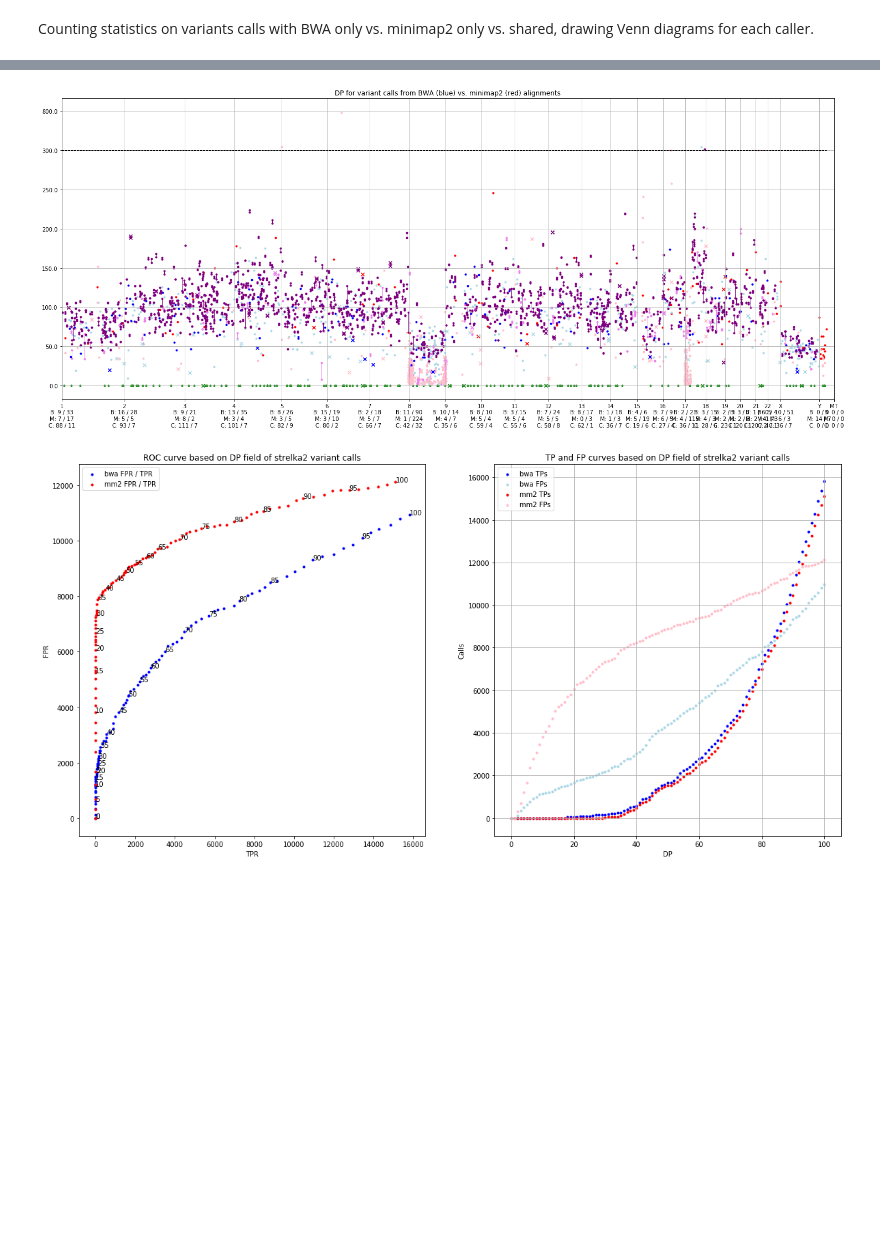
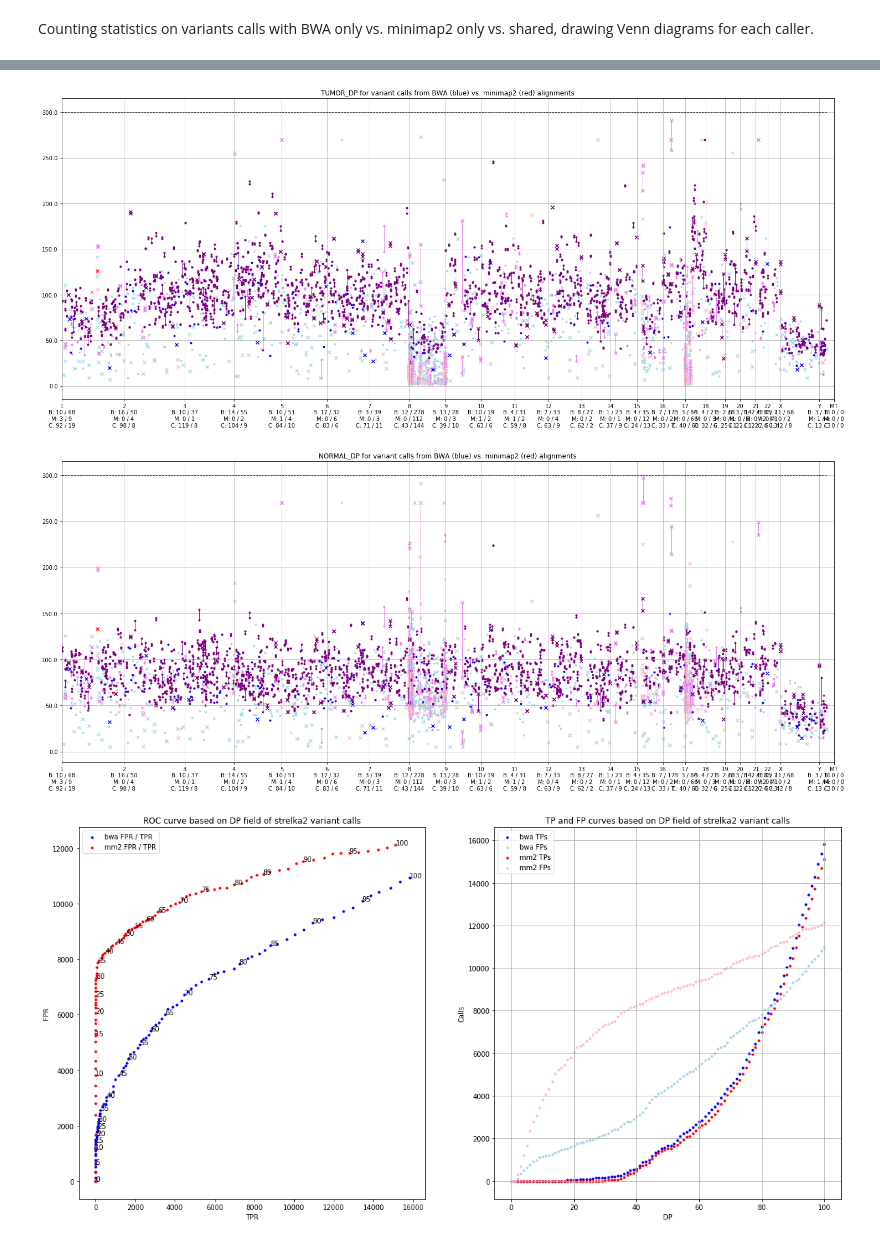
Before and after one commit to umccr/umccrise, a Jupyter notebook: analysis/minimap2/Minimap2_explore.ipynb, the cells around one changed output, grey strips where cells are left out. Saved outputs shown, nothing was run; the diff lists cells and outputs as text; code cells hidden in the pictures; blank space fills up the shorter version.

Commit message:
Minimap2 explore: plot normal sample too

```diff
--- a/analysis/minimap2/Minimap2_explore.ipynb
+++ b/analysis/minimap2/Minimap2_explore.ipynb
@@ -341,70 +313,72 @@ def draw_ticks(ax, chrom=None):
     return chrom_poss
 
 ## Plotting data
-def plot(caller, field, field_name=None, chrom=None, diff=False, max_y=None):
+def plot(caller, field, field_name=None, chrom=None, max_y=None):
     # Plotting MQ differrence by coordinate
     field_name = field_name or field.upper()
 
     fig = plt.figure(figsize=(25, 10))
     df = df_by_c[caller]
     ax = fig.add_subplot(111, label=f'{caller}_{field}',
                          title=f'{field_name} for variant calls from BWA (blue) vs. minimap2 (red) alignments')
 
     chrom_poss = draw_ticks(ax, chrom)
 
     modify = modify_back = lambda v: v
     if max_y:
-        modify = lambda v: max_y+(v-max_y)/10 if v > max_y else v
+        modify = lambda v: max_y+( - max_y)/10 if v > max_y else v
         modify_back = lambda v: max_y+(v-max_y)*10 if v > max_y else v
 
     # Plotting dots
-    if diff:
-        ax.scatter(df['x'],
-                   (df[f'bwa_{field}'] - df[f'mm2_{field}']).map(modify),
-                   marker='.', color=df['color'])
-    else:
-        for category, g in df.groupby(['bwa_validate', 'mm2_validate', 'tricky_anno']):
-            (bwa_validate, mm2_validate, tricky_anno) = category
-            bwa_color, mm2_color, line_color = get_colors((bwa_validate, mm2_validate))
+    for category, g in df.groupby(['bwa_validate', 'mm2_validate', 'tricky_anno']):
+#        assert 'bwa' in g.field_by_aligner, len(g.field_by_aligner)
+#        assert 'mm2' in g.field_by_aligner, g.field_by_aligner
+        (bwa_validate, mm2_validate, tricky_anno) = category
+        bwa_color, mm2_color, line_color = get_colors((bwa_validate, mm2_validate))
+        try:
             bys = g[f'bwa_{field}'].map(modify)
-            mys = g[f'mm2_{field}'].map(modify)
-            marker = 'x' if tricky_anno else '.'
-            if bwa_color:
-                ax.scatter(g['x'], bys, marker=marker, color=bwa_color)
-            if mm2_color:
-                ax.scatter(g['x'], mys, marker=marker, color=mm2_color)
-            if line_color:
-                for index, row in g.iterrows():
-                    by = modify(row[f'bwa_{field}'])
-                    my = modify(row[f'mm2_{field}'])
-                    ax.plot([row['x'], row['x']], [by, my], color=line_color, linewidth=1)
+        except:
+            raise
+        mys = g[f'mm2_{field}'].map(modify)
+        marker = 'x' if tricky_anno else '.'
+        if bwa_color:
+            ax.scatter(g['x'], bys, marker=marker, color=bwa_color)
+        if mm2_color:
+            ax.scatter(g['x'], mys, marker=marker, color=mm2_color)
+        if line_color:
+            for index, row in g.iterrows():
+                by = modify(row[f'bwa_{field}'])
+                my = modify(row[f'mm2_{field}'])
+                ax.plot([row['x'], row['x']], [by, my], color=line_color, linewidth=1)
 
-        s = stats_by_chrom_by_caller[caller]
-        plt.xticks([pos for c, pos in chrom_poss],
-                   ['\n'.join([f'{c}',
-                               f'B: {s[c][("tp", "fn")]} / {s[c][("fp", "tn")]}',
-                               f'M: {s[c][("fn", "tp")]} / {s[c][("tn", "fp")]}',
-                               f'C: {s[c][("tp", "tp")]} / {s[c][("fp", "fp")]}']) if c else ''
-                   for c, _ in chrom_poss])
+    s = stats_by_chrom_by_caller[caller]
+    plt.xticks([pos for c, pos in chrom_poss],
+               ['\n'.join([f'{c}',
+                           f'B: {s[c][("tp", "fn")]} / {s[c][("fp", "tn")]}',
+                           f'M: {s[c][("fn", "tp")]} / {s[c][("tn", "fp")]}',
+                           f'C: {s[c][("tp", "tp")]} / {s[c][("fp", "fp")]}']) if c else ''
+               for c, _ in chrom_poss])
 
-        if max_y:
-            ax.set_yticklabels([modify_back(l) for l in ax.get_yticks().tolist()])
-            ax.plot([0, df['x'].max()], [max_y, max_y], color='black', linestyle='--', linewidth=1)
+    if max_y:
+        ax.set_yticklabels([modify_back(l) for l in ax.get_yticks().tolist()])
+        ax.plot([0, df['x'].max()], [max_y, max_y], color='black', linestyle='--', linewidth=1)
 
 #         grouped = df.groupby('zorder')
 #         for zorder, g in grouped:
 #             ax.scatter(g['x'], g[f'bwa_{field}'].map(modify), marker='.', color=g['color'], zorder=zorder)
 #             ax.scatter(g['x'], g[f'mm2_{field}'].map(modify), marker='.', color=g['color'], zorder=zorder)
 
     ax.set_xlim([chrom_poss[0][1], chrom_poss[-1][1]])
     plt.grid()
 
     return df, ax
 
-plot('strelka2', 'dp', max_y=300)
+plot('strelka2', 'TUMOR_DP', max_y=300)
+plot('strelka2', 'NORMAL_DP', max_y=300)
 pass
 # %% [output]
-[figure, old version]
+[figure, new version]
+[figure, added]
 # %%
 # Plot ROC curve
 import scikitplot as skplt
```
Also changed, not shown: parts of 5 cells of this notebook.
